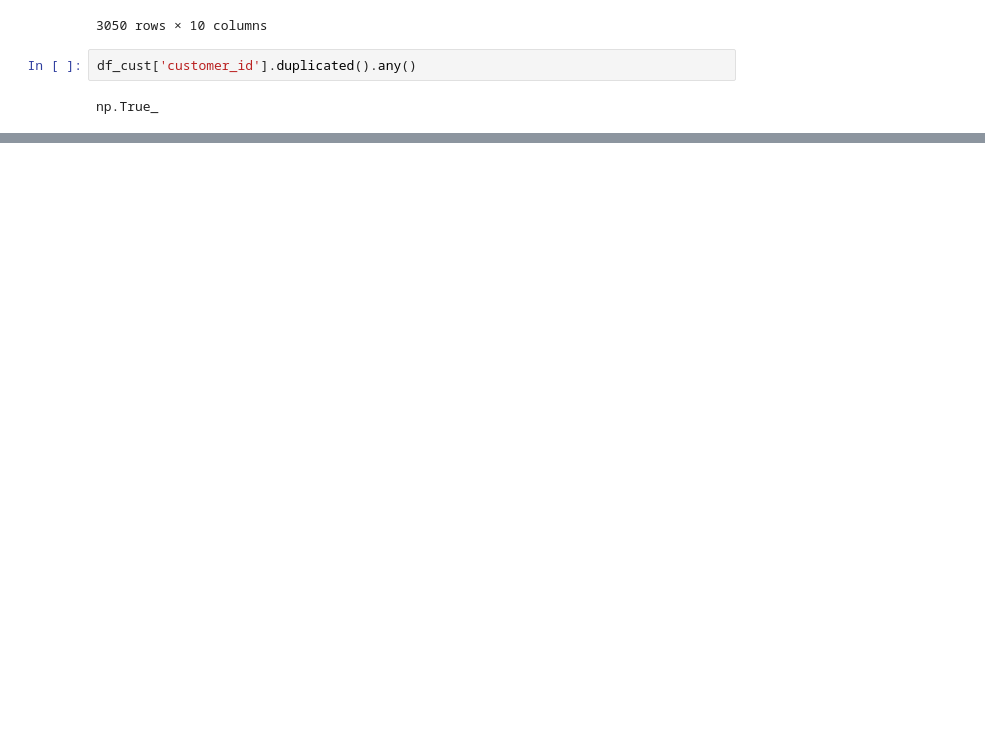
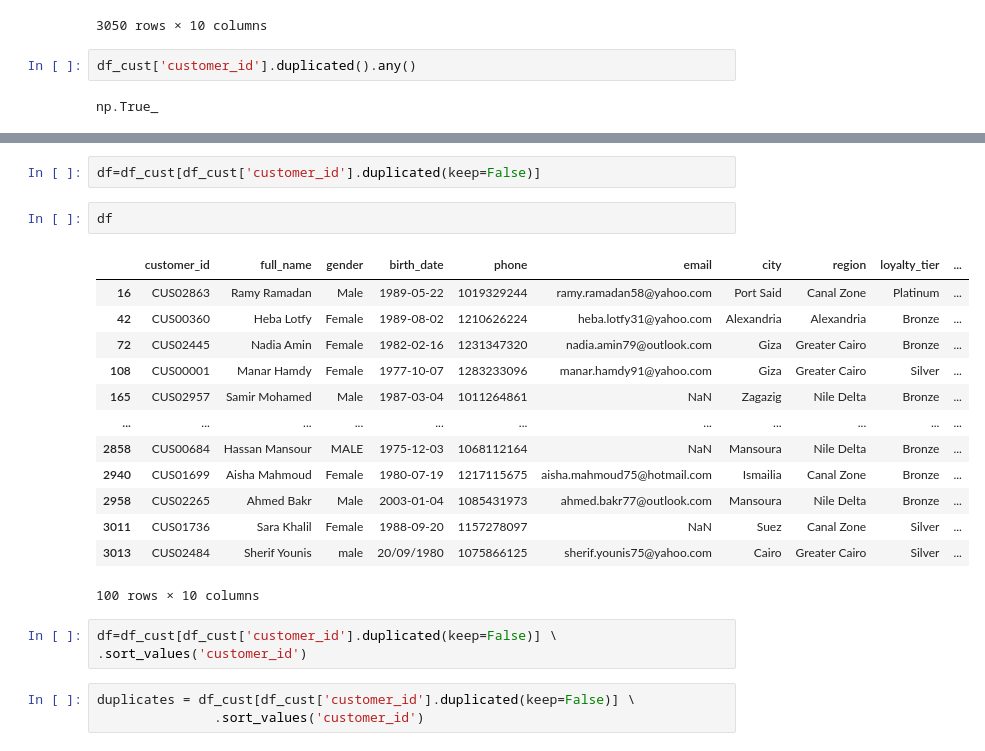
Before and after one commit to Addakularanjith123/Practice-sql, a Jupyter notebook: kaggle_data/Lotus Retail Dataset - Power BI (Multi tables)/Copy_of_dim_cust.ipynb, the cells around one changed output, grey strips where cells are left out. Cells and saved outputs as stored; diff of their text form; blank space fills up the shorter version.

```diff
--- a/kaggle_data/Lotus Retail Dataset - Power BI (Multi tables)/Copy_of_dim_cust.ipynb
+++ b/kaggle_data/Lotus Retail Dataset - Power BI (Multi tables)/Copy_of_dim_cust.ipynb
@@ -446,0 +486,24 @@ AttributeError: 'DataFrame' object has no attribute 'values_count'
+# %%
+df=df_cust[df_cust['customer_id'].duplicated(keep=False)]
+# %%
+df
+# %% [output]
+|  | customer_id | full_name | gender | birth_date | phone | email | city | region | loyalty_tier | ... |
+| 16 | CUS02863 | Ramy Ramadan | Male | 1989-05-22 | 1019329244 | ramy.ramadan58@yahoo.com | Port Said | Canal Zone | Platinum | ... |
+| 42 | CUS00360 | Heba Lotfy | Female | 1989-08-02 | 1210626224 | heba.lotfy31@yahoo.com | Alexandria | Alexandria | Bronze | ... |
+| 72 | CUS02445 | Nadia Amin | Female | 1982-02-16 | 1231347320 | nadia.amin79@outlook.com | Giza | Greater Cairo | Bronze | ... |
+| 108 | CUS00001 | Manar Hamdy | Female | 1977-10-07 | 1283233096 | manar.hamdy91@yahoo.com | Giza | Greater Cairo | Silver | ... |
+| 165 | CUS02957 | Samir Mohamed | Male | 1987-03-04 | 1011264861 | NaN | Zagazig | Nile Delta | Bronze | ... |
+| ... | ... | ... | ... | ... | ... | ... | ... | ... | ... | ... |
+| 2858 | CUS00684 | Hassan Mansour | MALE | 1975-12-03 | 1068112164 | NaN | Mansoura | Nile Delta | Bronze | ... |
+| 2940 | CUS01699 | Aisha Mahmoud | Female | 1980-07-19 | 1217115675 | aisha.mahmoud75@hotmail.com | Ismailia | Canal Zone | Bronze | ... |
+| 2958 | CUS02265 | Ahmed Bakr | Male | 2003-01-04 | 1085431973 | ahmed.bakr77@outlook.com | Mansoura | Nile Delta | Bronze | ... |
+| 3011 | CUS01736 | Sara Khalil | Female | 1988-09-20 | 1157278097 | NaN | Suez | Canal Zone | Silver | ... |
+| 3013 | CUS02484 | Sherif Younis | male | 20/09/1980 | 1075866125 | sherif.younis75@yahoo.com | Cairo | Greater Cairo | Silver | ... |
+100 rows × 10 columns
+# %%
+df=df_cust[df_cust['customer_id'].duplicated(keep=False)] \
+.sort_values('customer_id')
+# %%
+duplicates = df_cust[df_cust['customer_id'].duplicated(keep=False)] \
+               .sort_values('customer_id')
```
Also changed, not shown: parts of 20 cells of this notebook.
